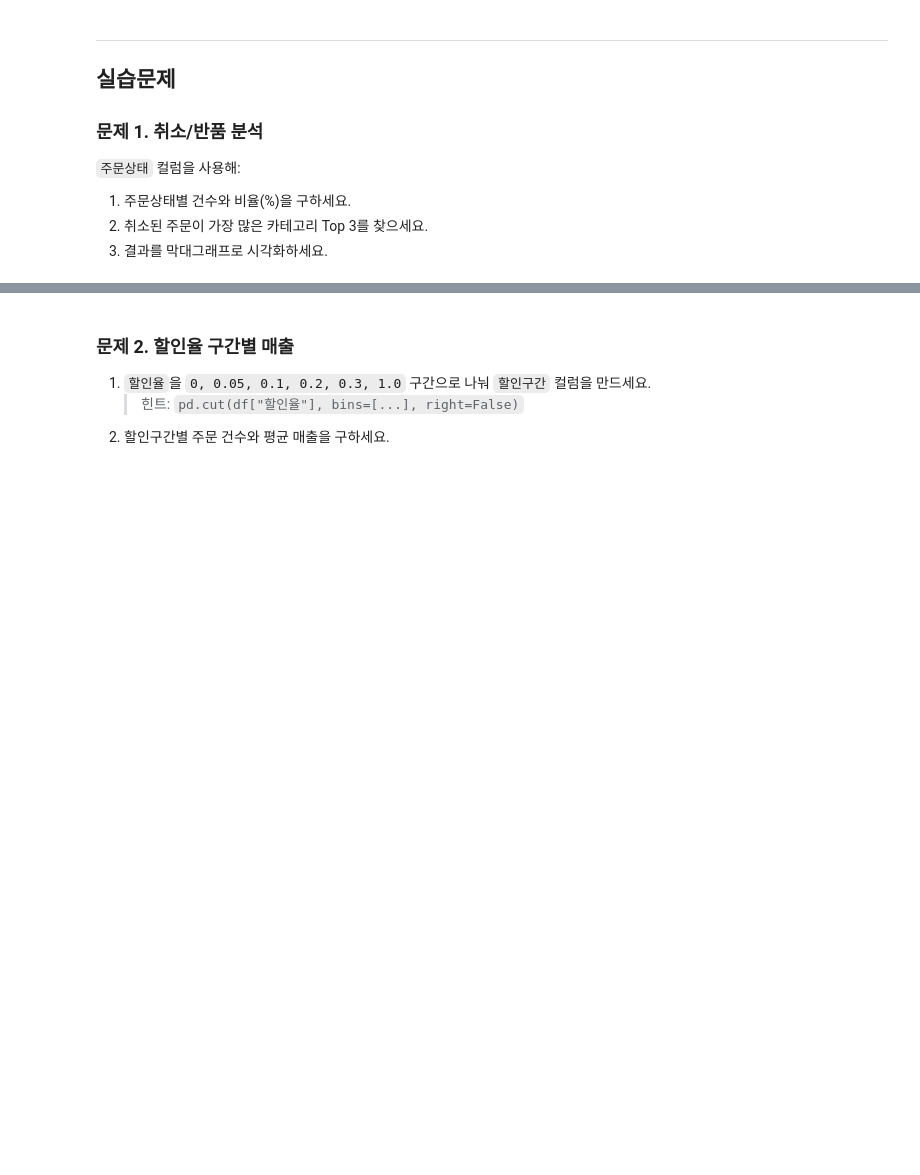
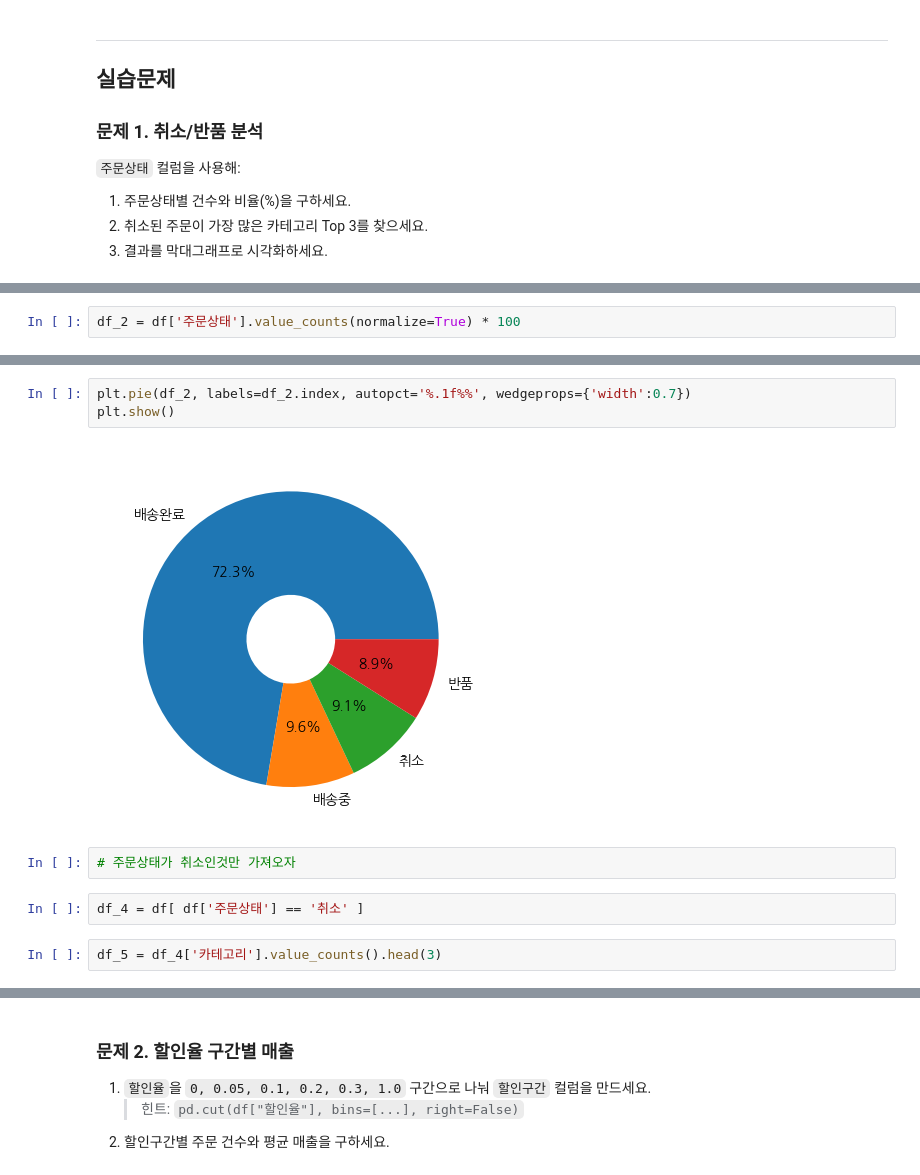
Before and after one commit to blockenters/DT1, a Jupyter notebook: 17_EDA_종합_프로젝트.ipynb, the cells around one changed output, grey strips where cells are left out. Drawn from its saved outputs; the diff is of its cells as text; blank space fills up the shorter version.

```diff
--- a/17_EDA_종합_프로젝트.ipynb
+++ b/17_EDA_종합_프로젝트.ipynb
@@ -379,0 +390,2 @@ df.head(1)
+# %%
+df_2 = df['주문상태'].value_counts(normalize=True) * 100
@@ -379,0 +397,11 @@ df.head(1)
+# %%
+plt.pie(df_2, labels=df_2.index, autopct='%.1f%%', wedgeprops={'width':0.7})
+plt.show()
+# %% [output]
+[figure, added]
+# %%
+# 주문상태가 취소인것만 가져오자
+# %%
+df_4 = df[ df['주문상태'] == '취소' ]
+# %%
+df_5 = df_4['카테고리'].value_counts().head(3)
```
Also changed, not shown: parts of 26 cells of this notebook.
